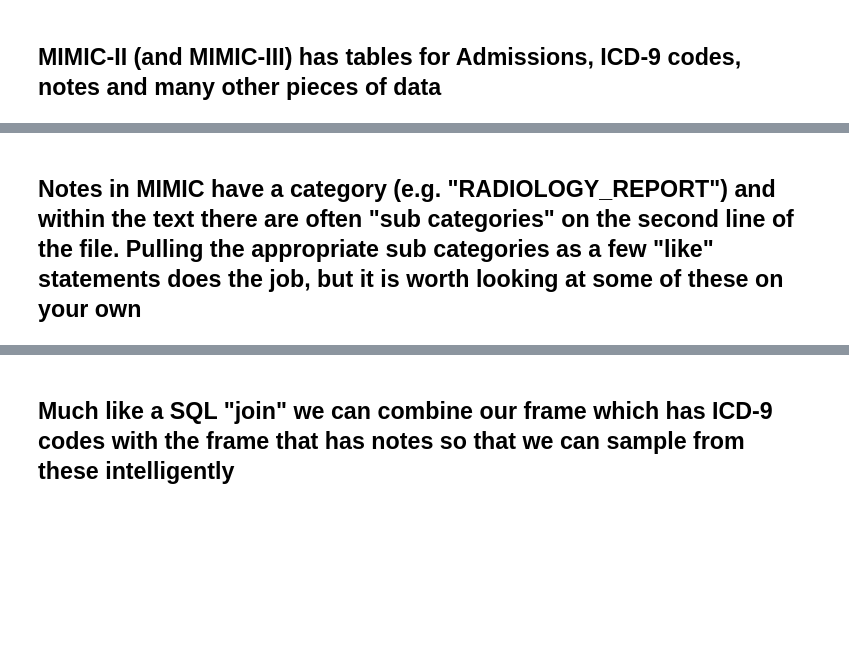
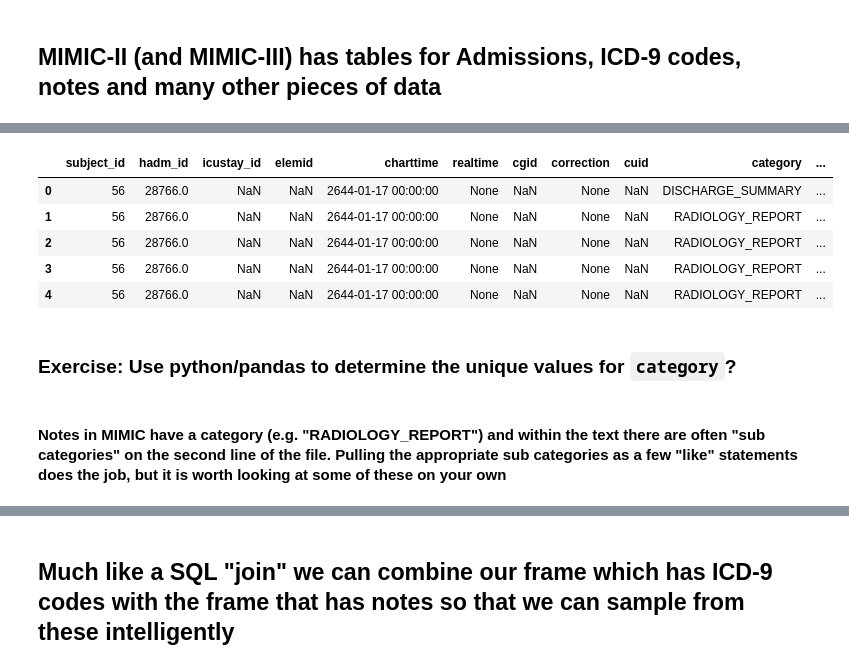
Before and after one commit to UUDeCART/decart_rule_based_nlp, a Jupyter notebook: 03_MIMICII_Chest_XRay_Reports.ipynb, the cells around one changed output, grey strips where cells are left out. Cells and saved outputs as stored; diff of their text form; code cells hidden in the pictures; blank space fills up the shorter version.

```diff
--- a/03_MIMICII_Chest_XRay_Reports.ipynb
+++ b/03_MIMICII_Chest_XRay_Reports.ipynb
@@ -91,5 +173,16 @@ scipy.stats.describe(rad_note_counts)
+# %%
+pd.read_sql_query("SELECT * FROM noteevents limit 1000", engine).head()
+# %% [output]
+|  | subject_id | hadm_id | icustay_id | elemid | charttime | realtime | cgid | correction | cuid | category | ... |
+| 0 | 56 | 28766.0 | NaN | NaN | 2644-01-17 00:00:00 | None | NaN | None | NaN | DISCHARGE_SUMMARY | ... |
+| 1 | 56 | 28766.0 | NaN | NaN | 2644-01-17 00:00:00 | None | NaN | None | NaN | RADIOLOGY_REPORT | ... |
+| 2 | 56 | 28766.0 | NaN | NaN | 2644-01-17 00:00:00 | None | NaN | None | NaN | RADIOLOGY_REPORT | ... |
+| 3 | 56 | 28766.0 | NaN | NaN | 2644-01-17 00:00:00 | None | NaN | None | NaN | RADIOLOGY_REPORT | ... |
+| 4 | 56 | 28766.0 | NaN | NaN | 2644-01-17 00:00:00 | None | NaN | None | NaN | RADIOLOGY_REPORT | ... |
+# %% [markdown]
+### Exercise: Use python/pandas to determine the unique values for `category`?
 # %% [markdown]
-## Notes in MIMIC have a category (e.g. "RADIOLOGY_REPORT") and within the text there are often "sub categories" on the second line of the file.  Pulling the appropriate sub categories as a few "like" statements does the job, but it is worth looking at some of these on your own
+#### Notes in MIMIC have a category (e.g. "RADIOLOGY_REPORT") and within the text there are often "sub categories" on the second line of the file.  Pulling the appropriate sub categories as a few "like" statements does the job, but it is worth looking at some of these on your own
 # %%
 # before pulling note text, let's get a distribution of how many RADIOLOGY reports
 # typically exist per admission
```
Also changed, not shown: parts of 26 cells of this notebook, 7 other files.
